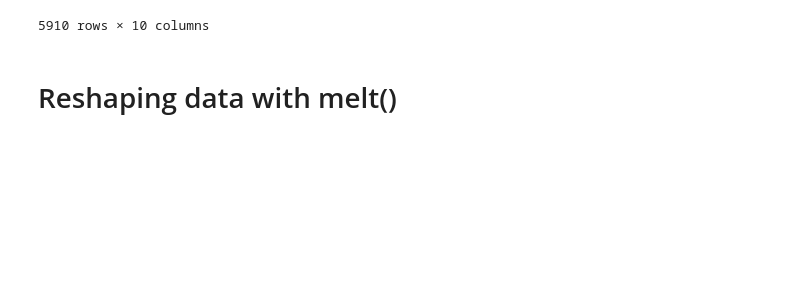
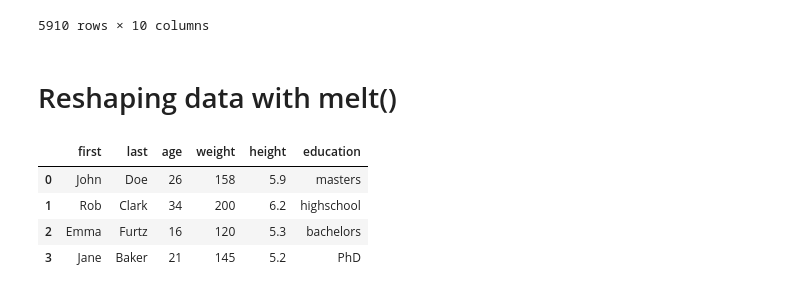
Before and after one commit to Jose-Servin/DataCamp, a Jupyter notebook: Courses/Joining_Data/Joining_Data_Pandas.ipynb, the cells around one changed output. Cells and saved outputs as stored; diff of their text form; code cells hidden in the pictures; blank space fills up the shorter version.

```diff
--- a/Courses/Joining_Data/Joining_Data_Pandas.ipynb
+++ b/Courses/Joining_Data/Joining_Data_Pandas.ipynb
@@ -1183,0 +1186,8 @@ orders_data.query('Category == "Office Supplies" or (Category == "Technology" an
+# %%
+people
+# %% [output]
+|  | first | last | age | weight | height | education |
+| 0 | John | Doe | 26 | 158 | 5.9 | masters |
+| 1 | Rob | Clark | 34 | 200 | 6.2 | highschool |
+| 2 | Emma | Furtz | 16 | 120 | 5.3 | bachelors |
+| 3 | Jane | Baker | 21 | 145 | 5.2 | PhD |
```
Also changed, not shown: parts of 7 cells of this notebook, 1 other file.
